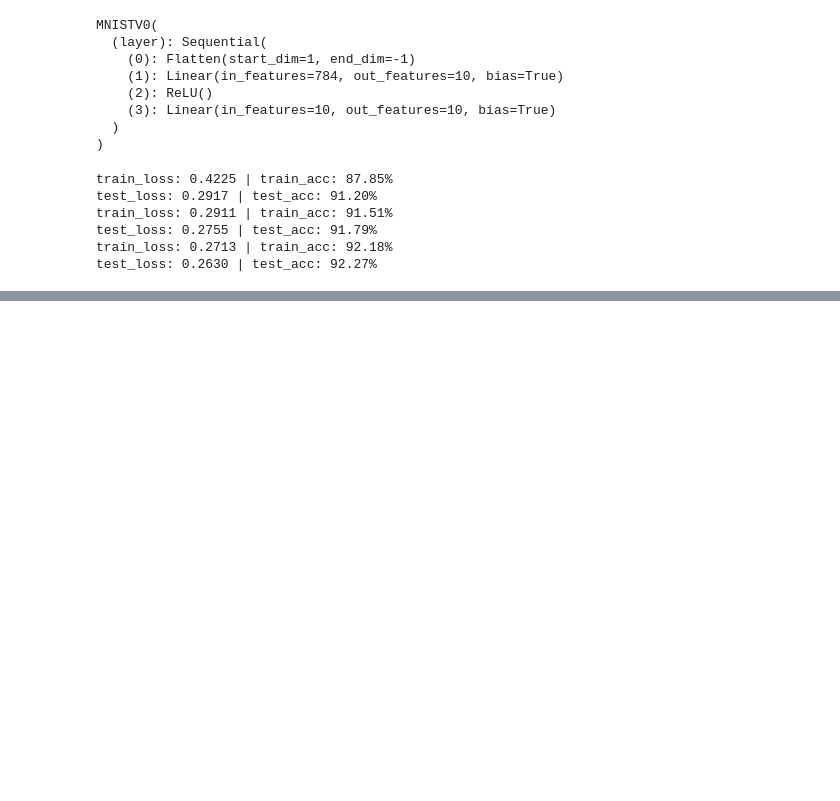
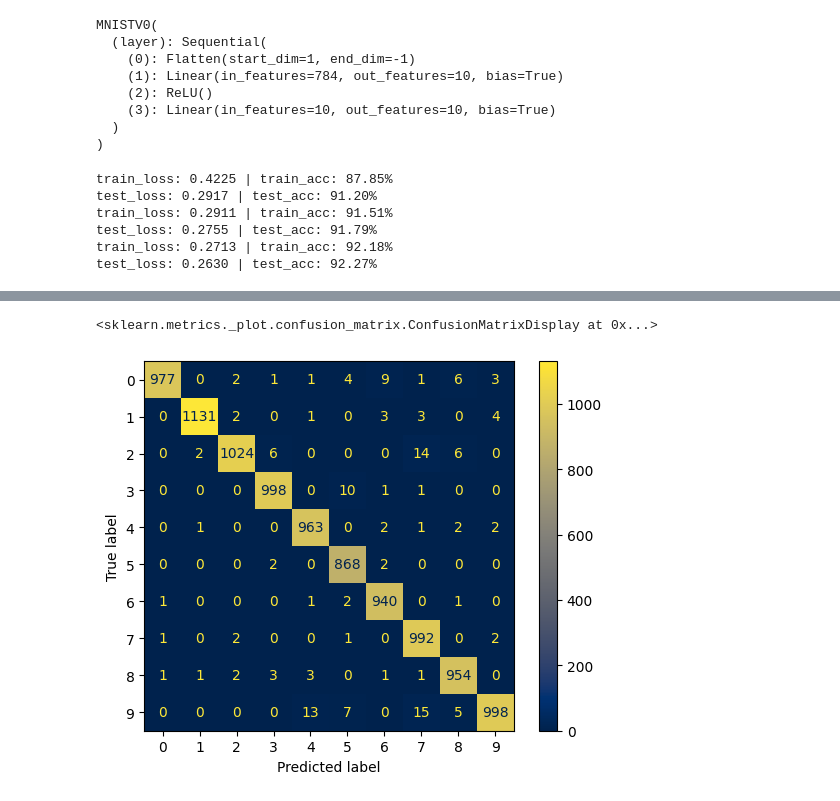
Before and after one commit to KCG2006/handwritten_digit_recognition, a Jupyter notebook: handwritten_digit_recognition.ipynb, the cells around one changed output, grey strips where cells are left out. Cells and saved outputs as stored; diff of their text form; code cells hidden in the pictures; blank space fills up the shorter version.

```diff
--- a/handwritten_digit_recognition.ipynb
+++ b/handwritten_digit_recognition.ipynb
@@ -254,0 +349,13 @@ MNISTV1(
+# %%
+#make prediction on the whole test set
+y_preds = []
+model_1.eval()
+with torch.inference_mode():
+    for X,y in test_dataloader:
+        X = X.to(device)
+        logits = model_1(X)
+
+        pred_prob = torch.argmax(logits, dim=1)
+
+        y_preds.append(pred_prob)
+y_preds_tensor = torch.cat(y_preds)
@@ -254,0 +366,11 @@ MNISTV1(
+# %%
+#confusion matrix plot using sklearn.metrics
+from sklearn.metrics import confusion_matrix, ConfusionMatrixDisplay
+y_pred = y_preds_tensor.cpu().numpy()
+y_true = test_data.targets.numpy()
+cm = confusion_matrix(y_pred, y_true)
+dist = ConfusionMatrixDisplay(cm)
+dist.plot(cmap=plt.cm.cividis)
+# %% [output]
+<sklearn.metrics._plot.confusion_matrix.ConfusionMatrixDisplay at 0x...>
+[figure, added]
```
Also changed, not shown: parts of 13 cells of this notebook, 1 other file.
